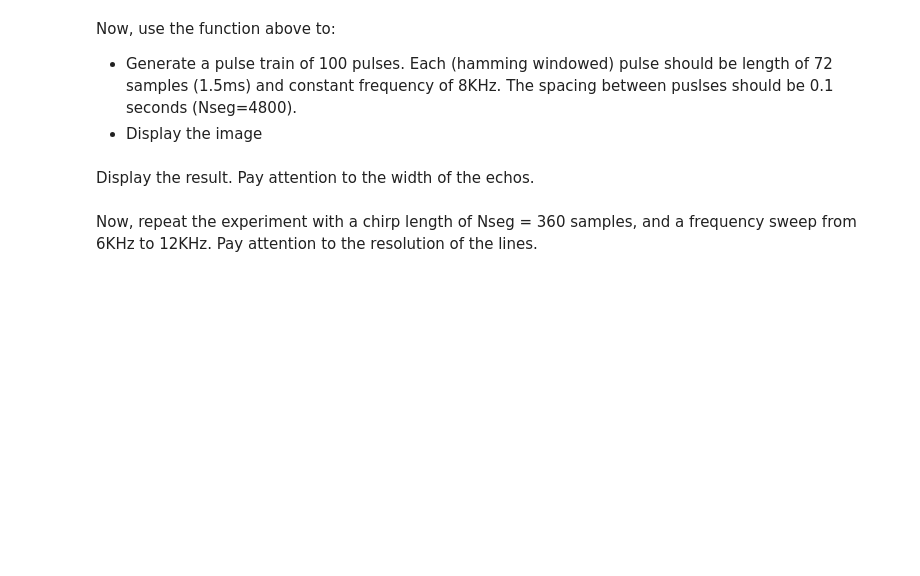
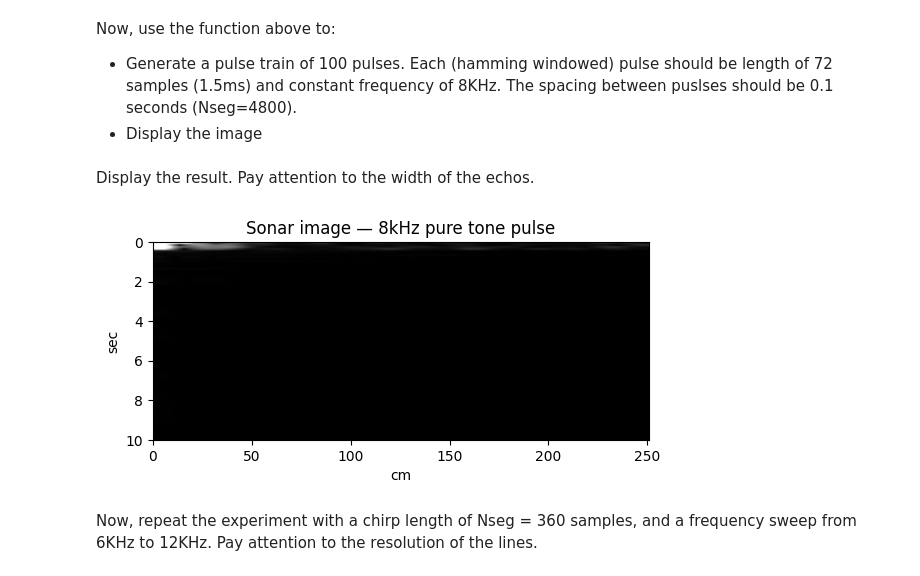
Before and after one commit to mtan0587/Air-Sonar, a Jupyter notebook: TimeDomain-Sonar-New.ipynb, the cells around one changed output. Saved outputs shown, nothing was run; the diff lists cells and outputs as text; code cells hidden in the pictures; blank space fills up the shorter version.

```diff
--- a/TimeDomain-Sonar-New.ipynb
+++ b/TimeDomain-Sonar-New.ipynb
@@ -871,3 +865,23 @@ def findDelay(Xrcv, Nseg):
+# %%
+def findDelay(Xrcv, Nseg):
+    # finds the first pulse
+    # Inputs:
+    #         Xrcv - the received matched filtered signal
+    #         Nseg - length of a segment
+    # Output:
+    #          idx - index of the beginning of the first pulse
+    arr = np.abs(np.ravel(Xrcv))
+    if len(arr) == 0:
+        return 0
+    # When called from sortOfASonar's loop, input is exactly Nseg samples long.
+    # Constrain search to centre 50% of window to prevent strong echoes
+    # at unexpected offsets from causing idx to drift out of bounds.
+    if 0 < len(arr) <= Nseg:
+        lo = Nseg // 4          # 1200 for Nseg=4800
+        hi = min(3 * Nseg // 4, len(arr))  # 3600 for Nseg=4800
+        if lo < hi:
+            return lo + int(np.argmax(arr[lo:hi]))
+    return int(np.argmax(arr))
 # %%
 idx = findDelay(Xrcv_a,Nseg)
 print(idx)
@@ -887,22 +903,25 @@ For example, for temperature = 20 celcius and dist = 400 cm, the time it takes i
 
 * Create a function `dist = time2dist( t, temperature )` that takes in the time to the target in seconds and converts it into the distance in cm between the transmitted pulse and its echo. Remember the arrival time include the time to the target and back and therefore the time should be halfed.
 # %%
-def dist2time( dist, temperature=21):
+def dist2time(dist, temperature=21):
     # Converts distance in cm to time in secs
     # Inputs:
     # dist        - distance to object in cm
     # temperature - in celcius
     # Output:
     # t           - time in seconds between transmitted pulse and echo
+    v_s = 331.5 * np.sqrt(1 + temperature / 273.15)
+    return 2 * dist / (100 * v_s)
 
-
-def  time2dist(t,temperature=21):
+def time2dist(t, temperature=21):
     # Converts time in seconds to distance in cm
     # Inputs:
-    # t        - time of echo
+    # t           - time of echo
     # temperature - in celcius
     # Output:
-    # dist          - distance in cm of the target
+    # dist        - distance in cm of the target
+    v_s = 331.5 * np.sqrt(1 + temperature / 273.15)
+    return t * v_s * 100 / 2
 # %%
 t = dist2time(400, 20)
 print(t)
@@ -956,16 +985,20 @@ img = sortOfASonar(Npulse, f0, f1,fs, Nrep, Nseg)
 # %% [markdown]
 Display the result. Pay attention to the width of the echos.
 # %%
-%matplotlib notebook
-%matplotlib notebook
+%matplotlib inline
 
 # display up to 2.5m approximately 700 samples at 21 degrees C in 48000 sampling rate
 
 vmax = 0.3 # threshold -- lower will be able to see smaller echos
 
-plt.imshow(img[:,0:700]/max(img.ravel()),vmax=vmax, aspect=10,cmap='gray',interpolation='bilinear',extent=(0,time2dist(700/48000),Nrep*Nseg/fs,0))
+plt.imshow(img[:,0:700]/max(img.ravel()), vmax=vmax, aspect=10, cmap='gray', interpolation='bilinear',
+           extent=(0, time2dist(700/48000), Nrep*Nseg/fs, 0))
 plt.xlabel('cm')
 plt.ylabel('sec')
+plt.title('Sonar image — 8kHz pure tone pulse')
+plt.show()
+# %% [output]
+[figure, added]
 # %% [markdown]
 Now, repeat the experiment with a chirp length of Nseg = 360 samples, and a frequency sweep from 6KHz to 12KHz.
 Pay attention to the resolution of the lines.
```
Also changed, not shown: parts of 15 cells of this notebook, 1 other file.
